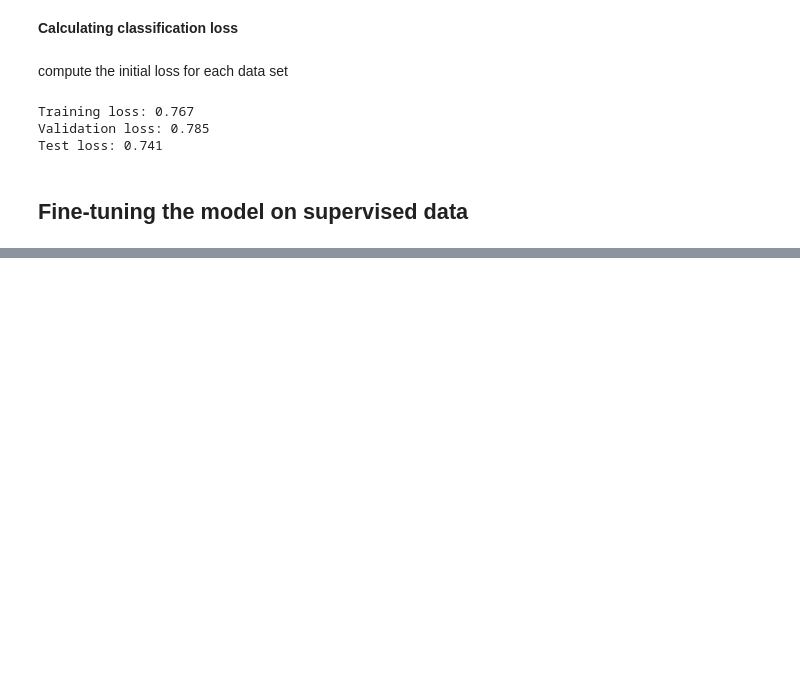
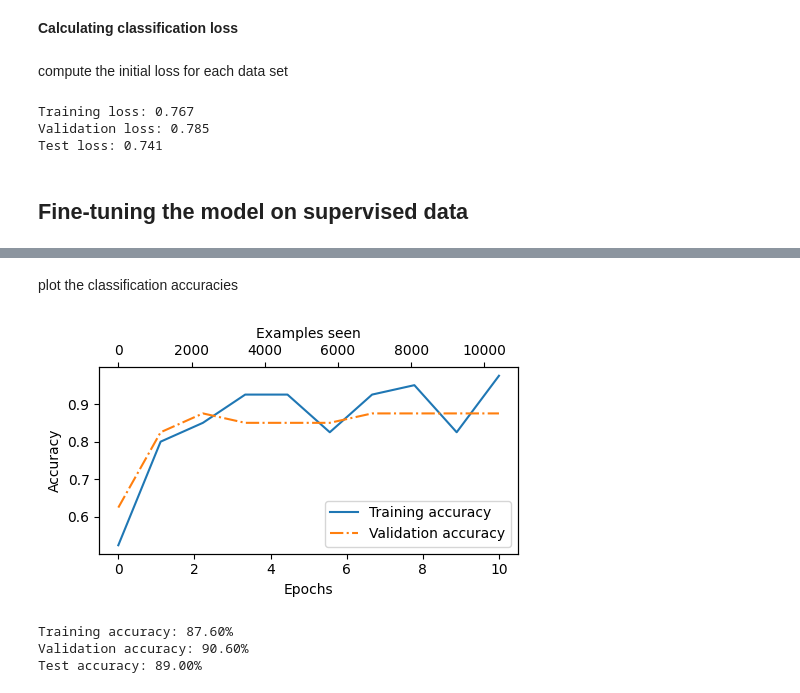
Before and after one commit to felixRotichh/Pytorch, a Jupyter notebook: GPT_Model.ipynb, the cells around one changed output, grey strips where cells are left out. Saved outputs shown, nothing was run; the diff lists cells and outputs as text; code cells hidden in the pictures; blank space fills up the shorter version.

```diff
--- a/GPT_Model.ipynb
+++ b/GPT_Model.ipynb
@@ -1709,0 +1739,23 @@ Training completed in 1.63 minutes.
+# %% [markdown]
+plot the classification accuracies
+# %%
+epochs_tensor = torch.linspace(0, num_epochs, len(train_accs))
+examples_seen_tensor = torch.linspace(0, examples_seen, len(train_accs))
+plot_values(
+ epochs_tensor, examples_seen_tensor, train_accs, val_accs,
+ label="accuracy"
+)
+# %% [output]
+[figure, added]
+# %%
+train_accuracy = calc_accuracy_loader(train_loader, model, device)
+val_accuracy = calc_accuracy_loader(val_loader, model, device)
+test_accuracy = calc_accuracy_loader(test_loader, model, device)
+
+print(f"Training accuracy: {train_accuracy*100:.2f}%")
+print(f"Validation accuracy: {val_accuracy*100:.2f}%")
+print(f"Test accuracy: {test_accuracy*100:.2f}%")
+# %% [output]
+Training accuracy: 87.60%
+Validation accuracy: 90.60%
+Test accuracy: 89.00%
```
Also changed, not shown: parts of 6 cells of this notebook.
